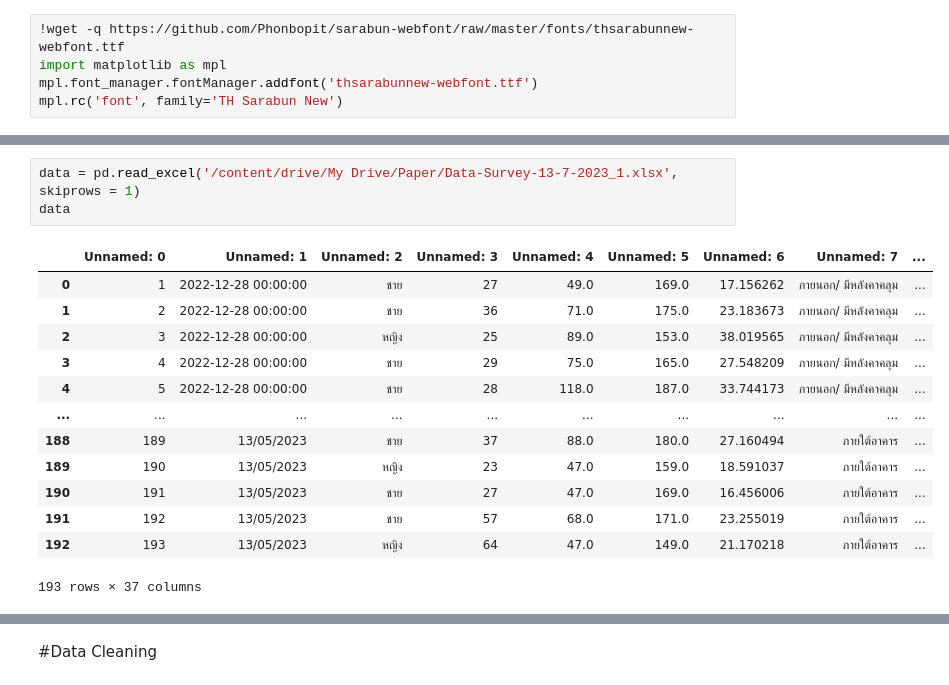
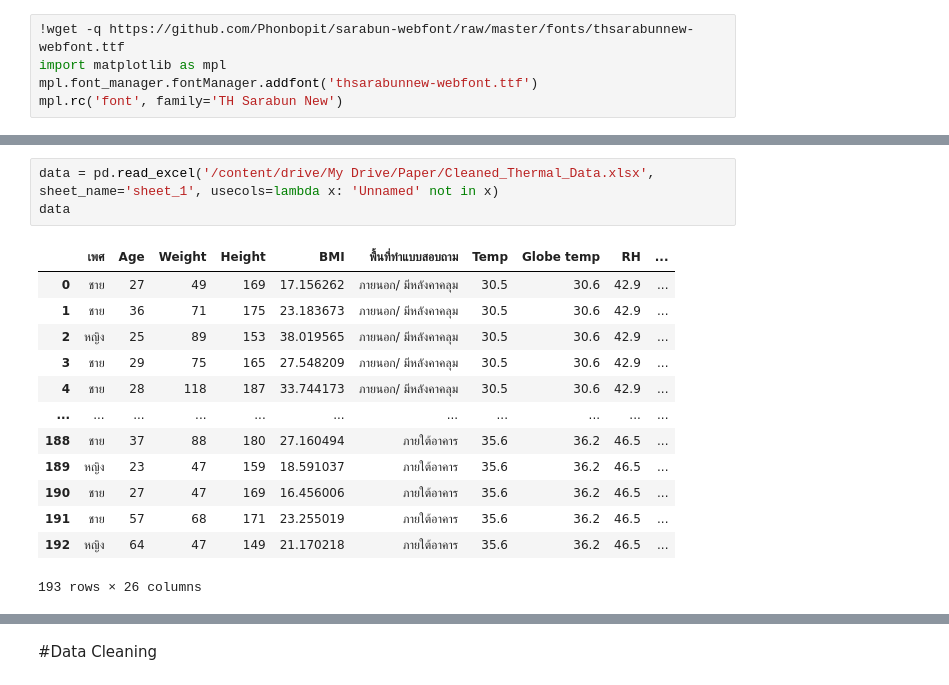
Before and after one commit to Buntariga2545/Project, a Jupyter notebook: Association_Rules_แก้ล่าสุด.ipynb, the cells around one changed output, grey strips where cells are left out. Saved outputs shown, nothing was run; the diff lists cells and outputs as text.

```diff
--- a/Association_Rules_แก้ล่าสุด.ipynb
+++ b/Association_Rules_แก้ล่าสุด.ipynb
@@ -35,17 +35,17 @@ Mounted at /content/drive
 # %%
-data = pd.read_excel('/content/drive/My Drive/Paper/Data-Survey-13-7-2023_1.xlsx', skiprows = 1)
+data = pd.read_excel('/content/drive/My Drive/Paper/Cleaned_Thermal_Data.xlsx', sheet_name='sheet_1', usecols=lambda x: 'Unnamed' not in x)
 data
 # %% [output]
-|  | Unnamed: 0 | Unnamed: 1 | Unnamed: 2 | Unnamed: 3 | Unnamed: 4 | Unnamed: 5 | Unnamed: 6 | Unnamed: 7 | ... |
-| 0 | 1 | 2022-12-28 00:00:00 | ชาย | 27 | 49.0 | 169.0 | 17.156262 | ภายนอก/ มีหลังคาคลุม | ... |
-| 1 | 2 | 2022-12-28 00:00:00 | ชาย | 36 | 71.0 | 175.0 | 23.183673 | ภายนอก/ มีหลังคาคลุม | ... |
-| 2 | 3 | 2022-12-28 00:00:00 | หญิง | 25 | 89.0 | 153.0 | 38.019565 | ภายนอก/ มีหลังคาคลุม | ... |
-| 3 | 4 | 2022-12-28 00:00:00 | ชาย | 29 | 75.0 | 165.0 | 27.548209 | ภายนอก/ มีหลังคาคลุม | ... |
-| 4 | 5 | 2022-12-28 00:00:00 | ชาย | 28 | 118.0 | 187.0 | 33.744173 | ภายนอก/ มีหลังคาคลุม | ... |
-| ... | ... | ... | ... | ... | ... | ... | ... | ... | ... |
-| 188 | 189 | 13/05/2023 | ชาย | 37 | 88.0 | 180.0 | 27.160494 | ภายใต้อาคาร | ... |
-| 189 | 190 | 13/05/2023 | หญิง | 23 | 47.0 | 159.0 | 18.591037 | ภายใต้อาคาร | ... |
-| 190 | 191 | 13/05/2023 | ชาย | 27 | 47.0 | 169.0 | 16.456006 | ภายใต้อาคาร | ... |
-| 191 | 192 | 13/05/2023 | ชาย | 57 | 68.0 | 171.0 | 23.255019 | ภายใต้อาคาร | ... |
-| 192 | 193 | 13/05/2023 | หญิง | 64 | 47.0 | 149.0 | 21.170218 | ภายใต้อาคาร | ... |
+|  | เพศ | Age | Weight | Height | BMI | พื้นที่ทำแบบสอบถาม | Temp | Globe temp | RH | ... |
+| 0 | ชาย | 27 | 49 | 169 | 17.156262 | ภายนอก/ มีหลังคาคลุม | 30.5 | 30.6 | 42.9 | ... |
+| 1 | ชาย | 36 | 71 | 175 | 23.183673 | ภายนอก/ มีหลังคาคลุม | 30.5 | 30.6 | 42.9 | ... |
+| 2 | หญิง | 25 | 89 | 153 | 38.019565 | ภายนอก/ มีหลังคาคลุม | 30.5 | 30.6 | 42.9 | ... |
+| 3 | ชาย | 29 | 75 | 165 | 27.548209 | ภายนอก/ มีหลังคาคลุม | 30.5 | 30.6 | 42.9 | ... |
+| 4 | ชาย | 28 | 118 | 187 | 33.744173 | ภายนอก/ มีหลังคาคลุม | 30.5 | 30.6 | 42.9 | ... |
+| ... | ... | ... | ... | ... | ... | ... | ... | ... | ... | ... |
+| 188 | ชาย | 37 | 88 | 180 | 27.160494 | ภายใต้อาคาร | 35.6 | 36.2 | 46.5 | ... |
+| 189 | หญิง | 23 | 47 | 159 | 18.591037 | ภายใต้อาคาร | 35.6 | 36.2 | 46.5 | ... |
+| 190 | ชาย | 27 | 47 | 169 | 16.456006 | ภายใต้อาคาร | 35.6 | 36.2 | 46.5 | ... |
+| 191 | ชาย | 57 | 68 | 171 | 23.255019 | ภายใต้อาคาร | 35.6 | 36.2 | 46.5 | ... |
+| 192 | หญิง | 64 | 47 | 149 | 21.170218 | ภายใต้อาคาร | 35.6 | 36.2 | 46.5 | ... |
-193 rows × 37 columns
+193 rows × 26 columns
```
Also changed, not shown: parts of 103 cells of this notebook.
